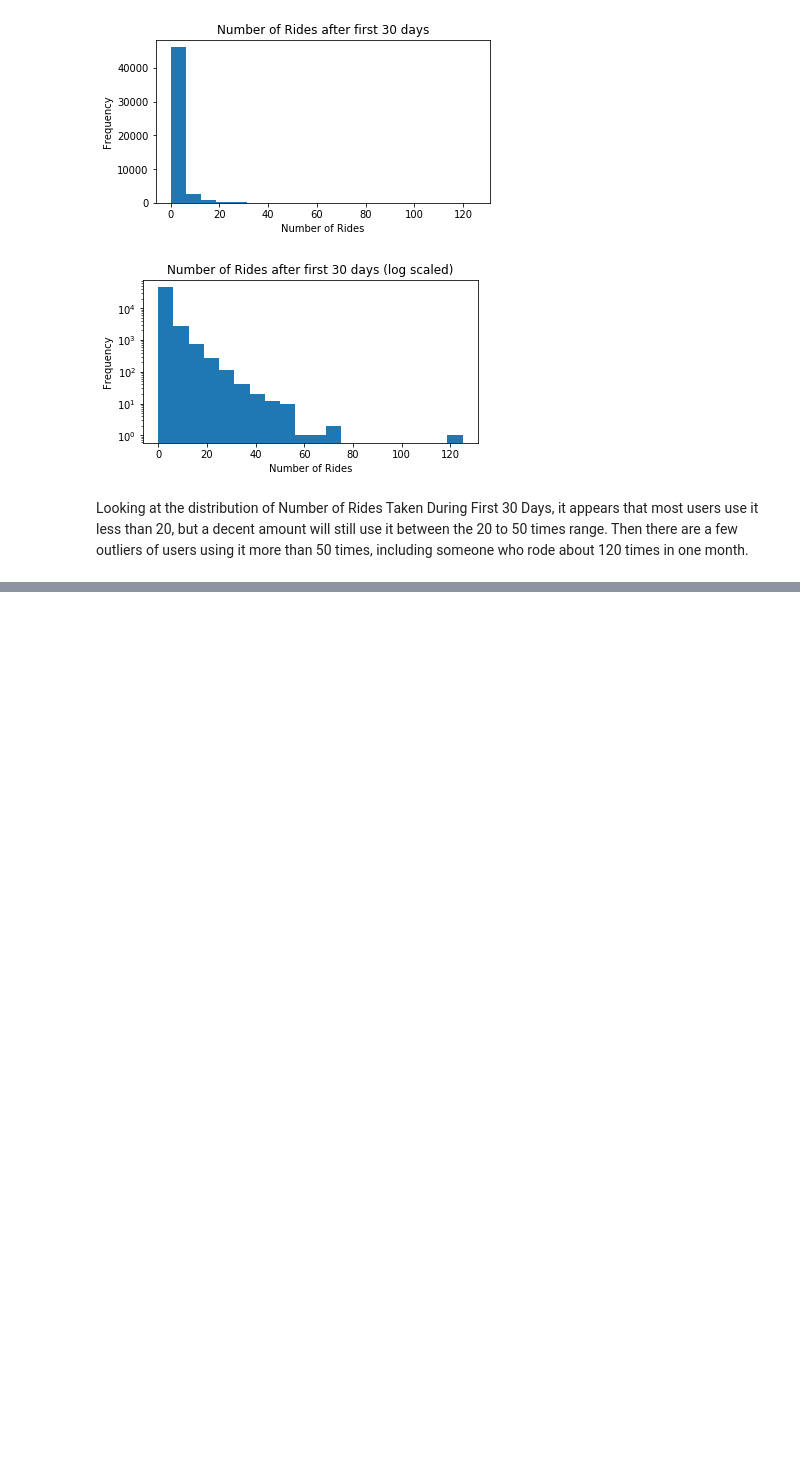
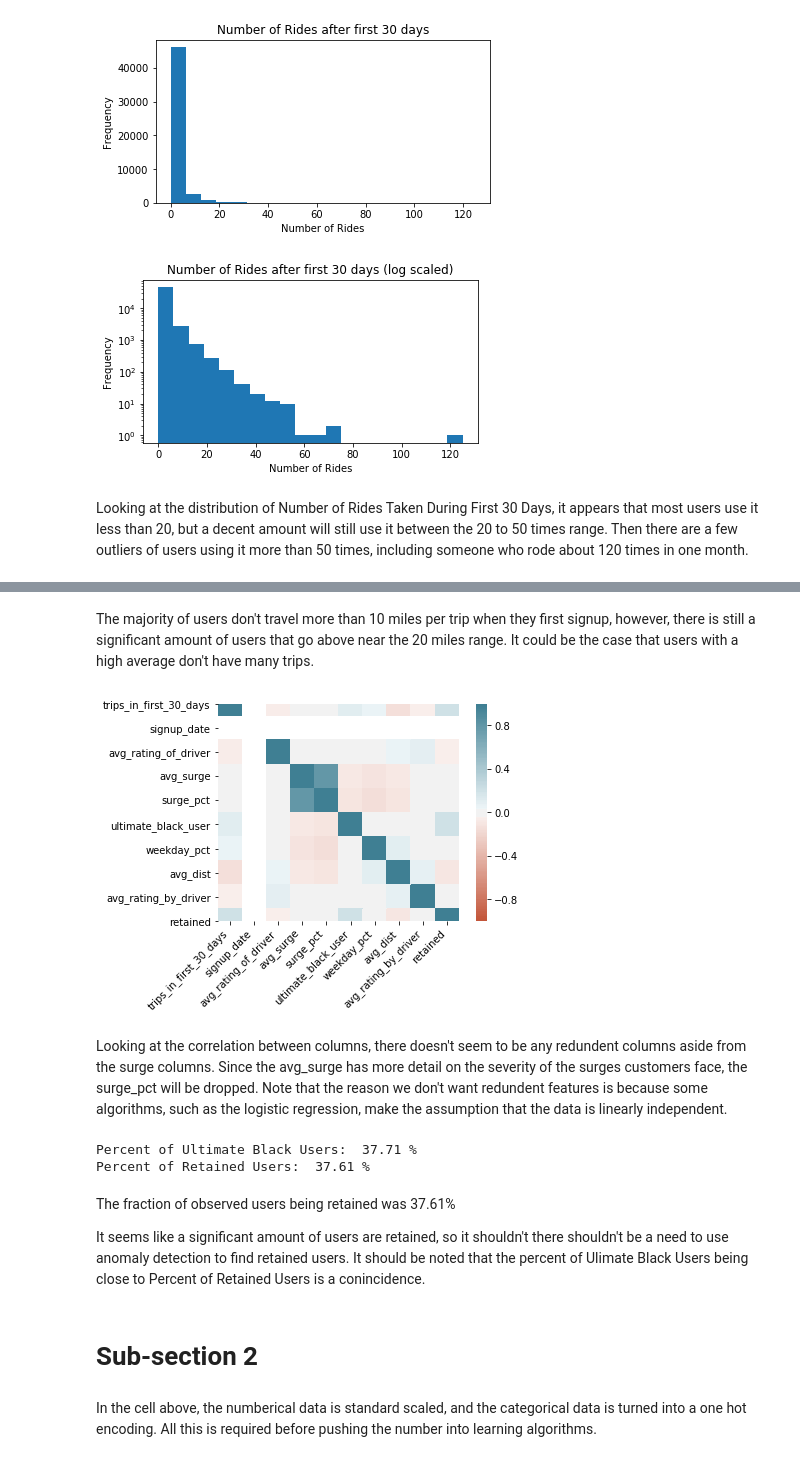
Before and after one commit to alexretana/Springboard, a Jupyter notebook: Ultimate_Inc_Challenge/Data_Analysis_Interview_Challenge_Part3/Data_Analysis_Interview_Challenge_Part3.ipynb, the cells around one changed output, grey strips where cells are left out. Saved outputs shown, nothing was run; the diff lists cells and outputs as text; code cells hidden in the pictures; blank space fills up the shorter version.

Commit message:
Cleans Data and Trains models

```diff
--- a/Ultimate_Inc_Challenge/Data_Analysis_Interview_Challenge_Part3/Data_Analysis_Interview_Challenge_Part3.ipynb
+++ b/Ultimate_Inc_Challenge/Data_Analysis_Interview_Challenge_Part3/Data_Analysis_Interview_Challenge_Part3.ipynb
@@ -169,0 +206,35 @@ Name: retained, dtype: int64
+# %% [markdown]
+The majority of users don't travel more than 10 miles per trip when they first signup, however, there is still a significant amount of users that go above near the 20 miles range. It could be the case that users with a high average don't have many trips.
+# %%
+#This code creates correlation grid for features
+corr = df.corr()
+ax = sns.heatmap(
+    corr,
+    vmin=-1, vmax=1, center=0,
+    cmap=sns.diverging_palette(20, 220, n=200),
+    square=True
+)
+ax.set_xticklabels(
+    ax.get_xticklabels(),
+    rotation=45,
+    horizontalalignment='right'
+);
+# %% [output]
+[figure, added]
+# %% [markdown]
+Looking at the correlation between columns, there doesn't seem to be any redundent columns aside from the surge columns. Since the avg_surge has more detail on the severity of the surges customers face, the surge_pct will be dropped. Note that the reason we don't want redundent features is because some algorithms, such as the logistic regression, make the assumption that the data is linearly independent.
+# %%
+percentUltimateBlackUser = len(df[df.ultimate_black_user == 1.0])/len(df) * 100
+percentRetained = len(df[df.retained == 1.0])/len(df) * 100
+
+print("Percent of Ultimate Black Users: ", round(percentUltimateBlackUser,2), "%")
+print("Percent of Retained Users: ", round(percentRetained,2), "%")
+# %% [output]
+Percent of Ultimate Black Users:  37.71 %
+Percent of Retained Users:  37.61 %
+# %% [markdown]
+The fraction of observed users being retained was 37.61%
+
+It seems like a significant amount of users are retained, so it shouldn't there shouldn't be a need to use anomaly detection to find retained users. It should be noted that the percent of Ulimate Black Users being close to Percent of Retained Users is a conincidence.
+# %% [markdown]
+# Sub-section 2
@@ -169,0 +280,2 @@ Name: retained, dtype: int64
+# %% [markdown]
+In the cell above, the numberical data is standard scaled, and the categorical data is turned into a one hot encoding. All this is required before pushing the number into learning algorithms.
```
Also changed, not shown: parts of 19 cells of this notebook.
